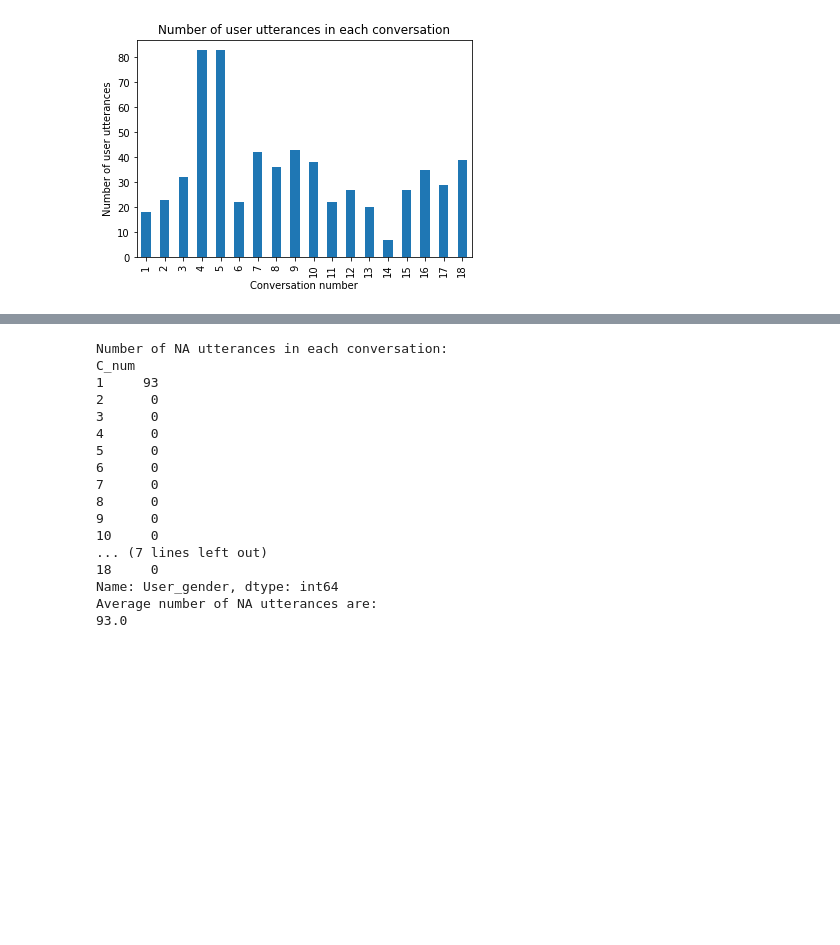
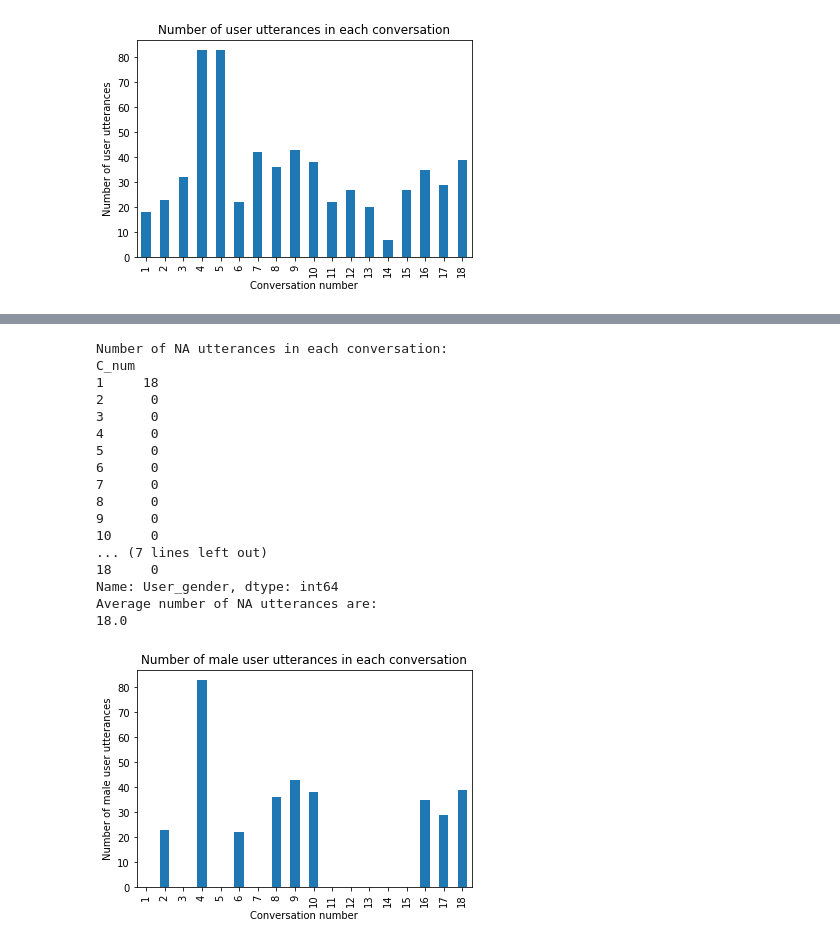
Before and after one commit to ai4society/causal-sas-rating, a Jupyter notebook: code/real-world/explore_allure.ipynb, the cells around one changed output, grey strips where cells are left out. Cells and saved outputs as stored; diff of their text form; code cells hidden in the pictures; blank space fills up the shorter version.

```diff
--- a/code/real-world/explore_allure.ipynb
+++ b/code/real-world/explore_allure.ipynb
@@ -168,4 +169,5 @@ Average number of words in each utterance of the user:
 # %%
+data = data[data['UB'] == 1]
 ## Number of average utterances
 data_groups = data.groupby('C_num')
 male_utterances = data_groups['User_gender'].apply(lambda x: (x == 1).sum())
@@ -230,7 +232,7 @@ print(round(na_utterances_avg,2))
 # %% [output]
 Number of NA utterances in each conversation:
 C_num
-1     93
+1     18
 2      0
 3      0
 4      0
@@ -244,4 +246,12 @@ C_num
 18     0
 Name: User_gender, dtype: int64
 Average number of NA utterances are:
-93.0
+18.0
+# %%
+male_utterances.plot(kind='bar')
+plt.xlabel('Conversation number')
+plt.ylabel('Number of male user utterances')
+plt.title('Number of male user utterances in each conversation')
+plt.show()
+# %% [output]
+[figure, added]
```
Also changed, not shown: parts of 11 cells of this notebook, 30 other files.
